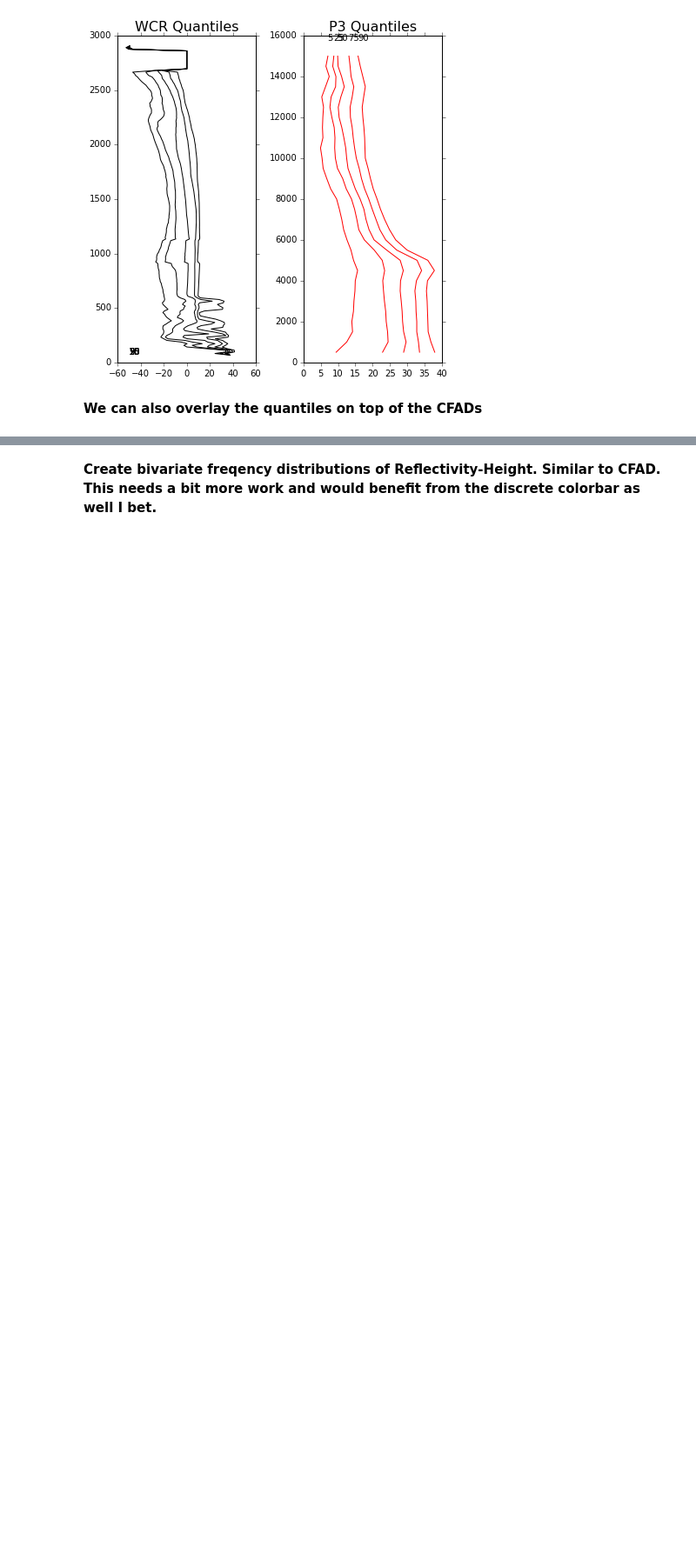
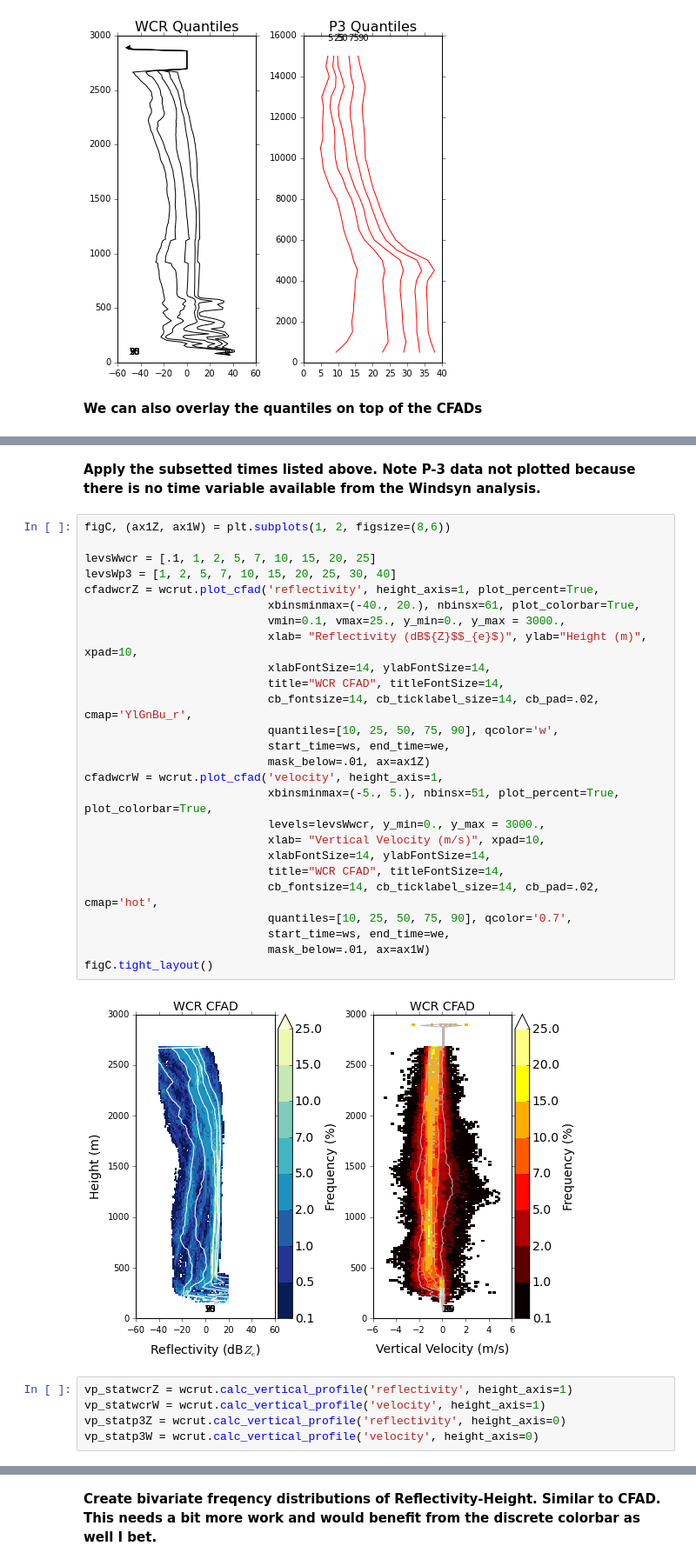
Before and after one commit to nguy/AWOT, a Jupyter notebook: examples/awot_cfad_demo.ipynb, the cells around one changed output, grey strips where cells are left out. Shown at 87% size. Cells and saved outputs as stored; diff of their text form; blank space fills up the shorter version.

Commit message:
Put CFAD calculation in a function in RadarUtilityPlot. Added vertical profile calculation method. Updated CFAD demo.

```diff
--- a/examples/awot_cfad_demo.ipynb
+++ b/examples/awot_cfad_demo.ipynb
@@ -235,3 +230,38 @@ cfadp3W = p3ut.plot_cfad('Wwind', height_axis=0,
 figC.tight_layout()
 # %% [output]
 [figure]
+# %% [markdown]
+<b>Apply the subsetted times listed above. Note P-3 data not plotted because there is no time variable available from the Windsyn analysis.</b>
+# %%
+figC, (ax1Z, ax1W) = plt.subplots(1, 2, figsize=(8,6))
+
+levsWwcr = [.1, 1, 2, 5, 7, 10, 15, 20, 25]
+levsWp3 = [1, 2, 5, 7, 10, 15, 20, 25, 30, 40]
+cfadwcrZ = wcrut.plot_cfad('reflectivity', height_axis=1, plot_percent=True,
+                           xbinsminmax=(-40., 20.), nbinsx=61, plot_colorbar=True,
+                           vmin=0.1, vmax=25., y_min=0., y_max = 3000.,
+                           xlab= "Reflectivity (dB${Z}$$_{e}$)", ylab="Height (m)", xpad=10,
+                           xlabFontSize=14, ylabFontSize=14,
+                           title="WCR CFAD", titleFontSize=14,
+                           cb_fontsize=14, cb_ticklabel_size=14, cb_pad=.02, cmap='YlGnBu_r',
+                           quantiles=[10, 25, 50, 75, 90], qcolor='w',
+                           start_time=ws, end_time=we,
+                           mask_below=.01, ax=ax1Z)
+cfadwcrW = wcrut.plot_cfad('velocity', height_axis=1,
+                           xbinsminmax=(-5., 5.), nbinsx=51, plot_percent=True, plot_colorbar=True,
+                           levels=levsWwcr, y_min=0., y_max = 3000.,
+                           xlab= "Vertical Velocity (m/s)", xpad=10,
+                           xlabFontSize=14, ylabFontSize=14,
+                           title="WCR CFAD", titleFontSize=14,
+                           cb_fontsize=14, cb_ticklabel_size=14, cb_pad=.02, cmap='hot',
+                           quantiles=[10, 25, 50, 75, 90], qcolor='0.7',
+                           start_time=ws, end_time=we,
+                           mask_below=.01, ax=ax1W)
+figC.tight_layout()
+# %% [output]
+[figure, added]
+# %%
+vp_statwcrZ = wcrut.calc_vertical_profile('reflectivity', height_axis=1)
+vp_statwcrW = wcrut.calc_vertical_profile('velocity', height_axis=1)
+vp_statp3Z = wcrut.calc_vertical_profile('reflectivity', height_axis=0)
+vp_statp3W = wcrut.calc_vertical_profile('velocity', height_axis=0)
```
Also changed, not shown: parts of 7 cells of this notebook, 1 other file.
